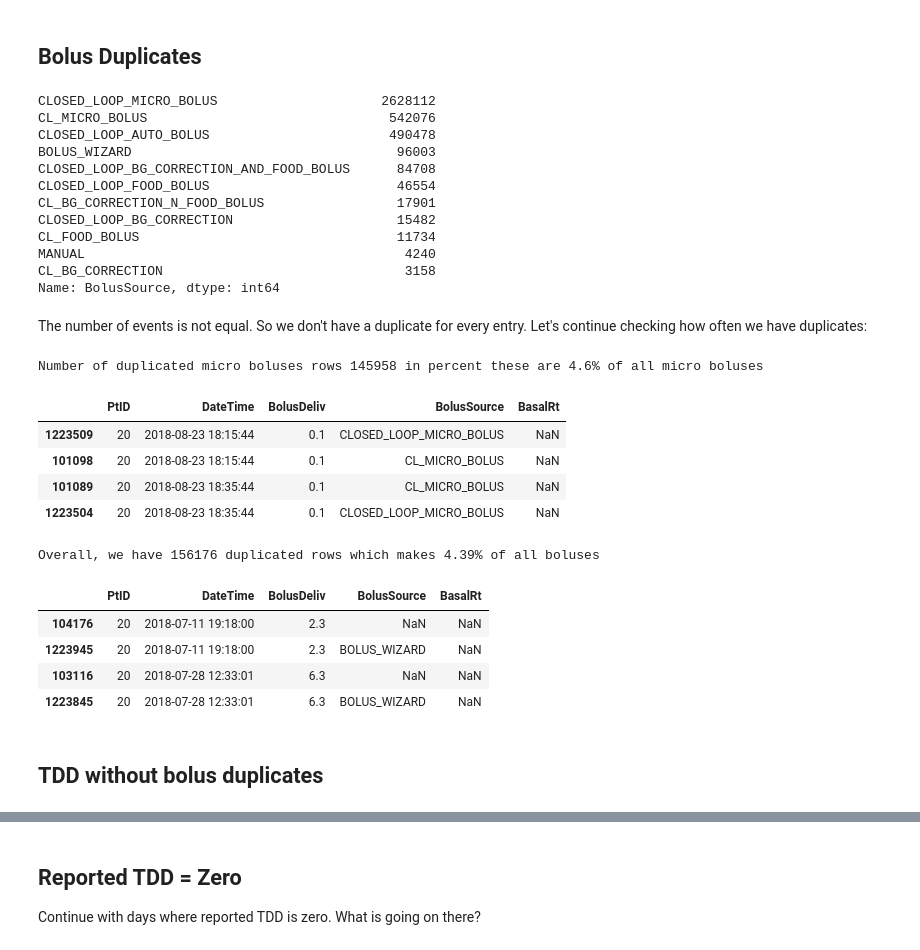
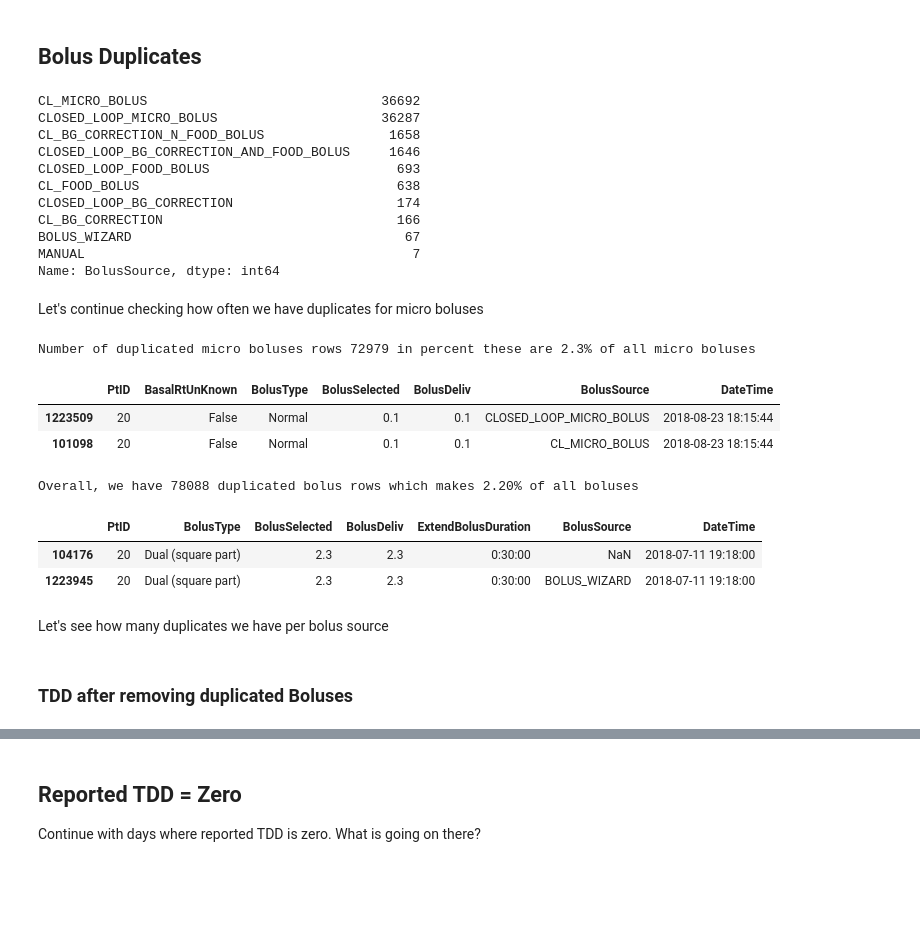
Before and after one commit to nudgebg/egvinsulin, a Jupyter notebook: notebooks/understand-flair-dataset/2024-07-12 - Understanding TDD Discrepancies in Flair Data.ipynb, the cells around one changed output, grey strips where cells are left out. Saved outputs shown, nothing was run; the diff lists cells and outputs as text; code cells hidden in the pictures; blank space fills up the shorter version.

```diff
--- a/notebooks/understand-flair-dataset/2024-07-12 - Understanding TDD Discrepancies in Flair Data.ipynb
+++ b/notebooks/understand-flair-dataset/2024-07-12 - Understanding TDD Discrepancies in Flair Data.ipynb
@@ -301,56 +271,55 @@ tmp.dropna(subset=['BolusDeliv','BasalRt'],how='all').sort_values('DateTime').he
 As a surprise finding, we see that the CLOSED_LOOP+MICRO_BOLUS and CL_MICRO_BOLUS are duplicated for this patient.  Let's how often we have duplicates.
 # %% [markdown]
 ## Bolus Duplicates
-# %%
-flair.df_pump.BolusSource.value_counts()
-# %% [output]
-CLOSED_LOOP_MICRO_BOLUS                     2628112
-CL_MICRO_BOLUS                               542076
-CLOSED_LOOP_AUTO_BOLUS                       490478
-BOLUS_WIZARD                                  96003
-CLOSED_LOOP_BG_CORRECTION_AND_FOOD_BOLUS      84708
-CLOSED_LOOP_FOOD_BOLUS                        46554
-CL_BG_CORRECTION_N_FOOD_BOLUS                 17901
-CLOSED_LOOP_BG_CORRECTION                     15482
-CL_FOOD_BOLUS                                 11734
-MANUAL                                         4240
-CL_BG_CORRECTION                               3158
-Name: BolusSource, dtype: int64
+# %%
+temp = flair.df_pump.dropna(subset=['BolusDeliv'])
+duplicates = temp.duplicated(subset=['PtID', 'DateTime', 'BolusDeliv'], keep='first')
+temp[duplicates]['BolusSource'].value_counts()
+# %% [output]
+CL_MICRO_BOLUS                              36692
+CLOSED_LOOP_MICRO_BOLUS                     36287
+CL_BG_CORRECTION_N_FOOD_BOLUS                1658
+CLOSED_LOOP_BG_CORRECTION_AND_FOOD_BOLUS     1646
+CLOSED_LOOP_FOOD_BOLUS                        693
+CL_FOOD_BOLUS                                 638
+CLOSED_LOOP_BG_CORRECTION                     174
+CL_BG_CORRECTION                              166
+BOLUS_WIZARD                                   67
+MANUAL                                          7
+Name: BolusSource, dtype: int64
 # %% [markdown]
-
-The number of events is not equal. So we don't have a duplicate for every entry.
-Let's continue checking how often we have duplicates:
+Let's continue checking how often we have duplicates for micro boluses
 # %%
 temp = flair.df_pump.dropna(subset=['BolusDeliv'])
 temp = temp[temp.BolusSource.isin(['CL_MICRO_BOLUS', 'CLOSED_LOOP_MICRO_BOLUS'])]
 
-duplicates = temp.duplicated(subset=['PtID','DateTime', 'BolusDeliv'], keep=False)
+duplicates = temp.duplicated(subset=['PtID','DateTime', 'BolusDeliv'], keep='first')
 print(f"Number of duplicated micro boluses rows {duplicates.sum()} in percent these are {100*duplicates.sum()/len(temp):.1f}% of all micro boluses")
 
 #show the first 4 duplicated rows
-temp[duplicates].dropna(subset=['BolusDeliv','BasalRt'],how='all').sort_values('DateTime').head(4)[['PtID','DateTime','BolusDeliv','BolusSource','BasalRt']]
+duplicates = temp.duplicated(subset=['PtID', 'DateTime', 'BolusDeliv'], keep=False)#this makes sure we keep all duplicates for displaying
+temp[duplicates].dropna(subset=['BolusDeliv'],how='all').sort_values('DateTime').head(2).dropna(axis=1).drop(['DataDtTm'], axis=1)
 # %% [output]
-Number of duplicated micro boluses rows 145958 in percent these are 4.6% of all micro boluses
+Number of duplicated micro boluses rows 72979 in percent these are 2.3% of all micro boluses
-|  | PtID | DateTime | BolusDeliv | BolusSource | BasalRt |
-| 1223509 | 20 | 2018-08-23 18:15:44 | 0.1 | CLOSED_LOOP_MICRO_BOLUS | NaN |
-| 101098 | 20 | 2018-08-23 18:15:44 | 0.1 | CL_MICRO_BOLUS | NaN |
-| 101089 | 20 | 2018-08-23 18:35:44 | 0.1 | CL_MICRO_BOLUS | NaN |
-| 1223504 | 20 | 2018-08-23 18:35:44 | 0.1 | CLOSED_LOOP_MICRO_BOLUS | NaN |
+|  | PtID | BasalRtUnKnown | BolusType | BolusSelected | BolusDeliv | BolusSource | DateTime |
+| 1223509 | 20 | False | Normal | 0.1 | 0.1 | CLOSED_LOOP_MICRO_BOLUS | 2018-08-23 18:15:44 |
+| 101098 | 20 | False | Normal | 0.1 | 0.1 | CL_MICRO_BOLUS | 2018-08-23 18:15:44 |
 # %%
 temp = flair.df_pump.dropna(subset=['BolusDeliv'])
-duplicates = temp.duplicated(subset=['PtID', 'DateTime', 'BolusDeliv'], keep=False)
-print(f"Overall, we have {duplicates.sum()} duplicated rows which makes {duplicates.sum()/len(temp)*100:.2f}% of all boluses")
+duplicates = temp.duplicated(subset=['PtID', 'DateTime', 'BolusDeliv'], keep='first') #keep only first duplciate row
+print(f"Overall, we have {duplicates.sum()} duplicated bolus rows which makes {duplicates.sum()/len(temp)*100:.2f}% of all boluses")
 #show the first 4 duplicated rows
-temp[duplicates].dropna(subset=['BolusDeliv','BasalRt'],how='all').sort_values('DateTime').head(4)[['PtID','DateTime','BolusDeliv','BolusSource','BasalRt']]
+duplicates = temp.duplicated(subset=['PtID', 'DateTime', 'BolusDeliv'], keep=False)#this makes sure we keep all duplicates for displaying
+temp[duplicates].dropna(subset=['BolusDeliv'],how='all').sort_values('DateTime').head(2).dropna(axis=1,how='all').drop(['DataDtTm','BasalRtUnKnown'],axis=1)
 # %% [output]
-Overall, we have 156176 duplicated rows which makes 4.39% of all boluses
+Overall, we have 78088 duplicated bolus rows which makes 2.20% of all boluses
-|  | PtID | DateTime | BolusDeliv | BolusSource | BasalRt |
-| 104176 | 20 | 2018-07-11 19:18:00 | 2.3 | NaN | NaN |
-| 1223945 | 20 | 2018-07-11 19:18:00 | 2.3 | BOLUS_WIZARD | NaN |
-| 103116 | 20 | 2018-07-28 12:33:01 | 6.3 | NaN | NaN |
-| 1223845 | 20 | 2018-07-28 12:33:01 | 6.3 | BOLUS_WIZARD | NaN |
+|  | PtID | BolusType | BolusSelected | BolusDeliv | ExtendBolusDuration | BolusSource | DateTime |
+| 104176 | 20 | Dual (square part) | 2.3 | 2.3 | 0:30:00 | NaN | 2018-07-11 19:18:00 |
+| 1223945 | 20 | Dual (square part) | 2.3 | 2.3 | 0:30:00 | BOLUS_WIZARD | 2018-07-11 19:18:00 |
+# %% [markdown]
+Let's see how many duplicates we have per bolus source
 # %% [markdown]
-## TDD without bolus duplicates
+### TDD after removing duplicated Boluses
 # %%
 bolus_wo_dups = bolus[~bolus.duplicated(subset=['patient_id','datetime', 'bolus'], keep='first')]
 
```
Also changed, not shown: parts of 52 cells of this notebook, 1 other file.
